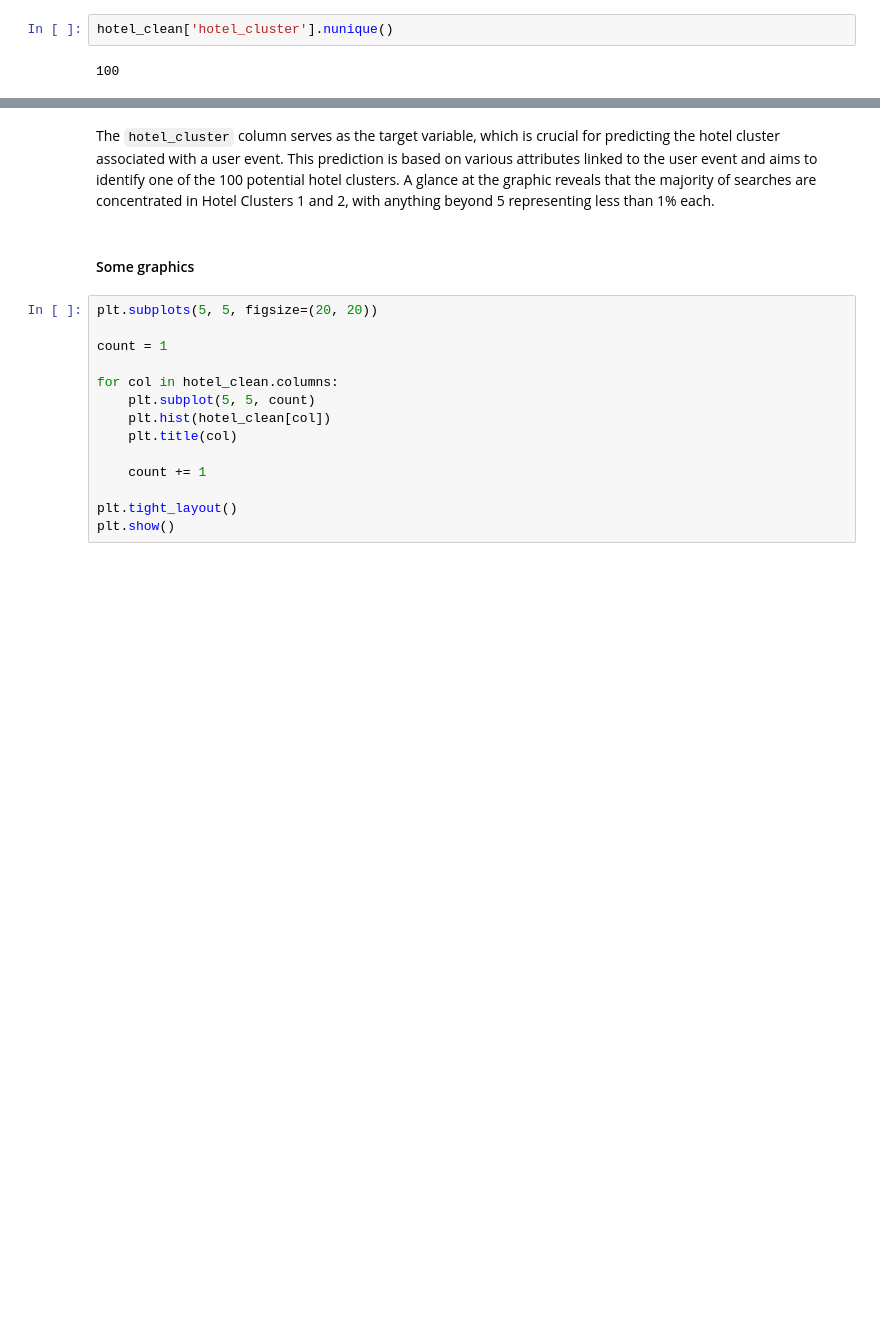
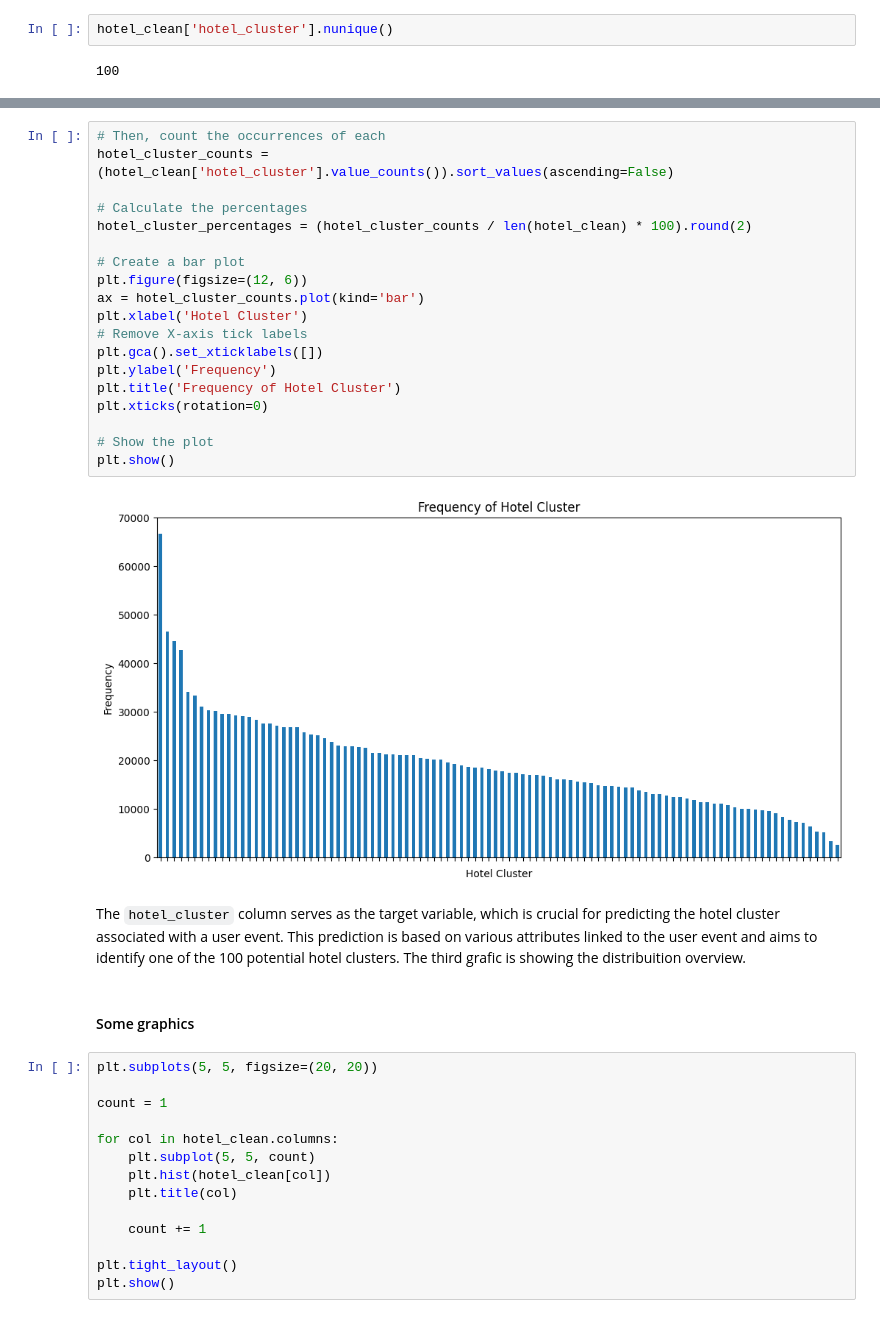
Before and after one commit to laisamorimm/Expedia_Hotel_Recommendation, a Jupyter notebook: Notebooks/Capstone.ipynb, the cells around one changed output, grey strips where cells are left out. Saved outputs shown, nothing was run; the diff lists cells and outputs as text; blank space fills up the shorter version.

```diff
--- a/Notebooks/Capstone.ipynb
+++ b/Notebooks/Capstone.ipynb
@@ -1434,5 +1471,26 @@ plt.show()
+# %%
+# Then, count the occurrences of each
+hotel_cluster_counts = (hotel_clean['hotel_cluster'].value_counts()).sort_values(ascending=False)
+
+# Calculate the percentages
+hotel_cluster_percentages = (hotel_cluster_counts / len(hotel_clean) * 100).round(2)
+
+# Create a bar plot
+plt.figure(figsize=(12, 6))
+ax = hotel_cluster_counts.plot(kind='bar')
+plt.xlabel('Hotel Cluster')
+# Remove X-axis tick labels
+plt.gca().set_xticklabels([])
+plt.ylabel('Frequency')
+plt.title('Frequency of Hotel Cluster')
+plt.xticks(rotation=0)
+
+# Show the plot
+plt.show()
+# %% [output]
+[figure, added]
 # %% [markdown]
-The `hotel_cluster` column serves as the target variable, which is crucial for predicting the hotel cluster associated with a user event. This prediction is based on various attributes linked to the user event and aims to identify one of the 100 potential hotel clusters. A glance at the graphic reveals that the majority of searches are concentrated in Hotel Clusters 1 and 2, with anything beyond 5 representing less than 1% each.
+The `hotel_cluster` column serves as the target variable, which is crucial for predicting the hotel cluster associated with a user event. This prediction is based on various attributes linked to the user event and aims to identify one of the 100 potential hotel clusters. The third grafic is showing the distribuition overview.
 # %% [markdown]
 #### Some graphics <a class= 'anchor' id = '18'></a>
 # %%
```
Also changed, not shown: parts of 6 cells of this notebook.
